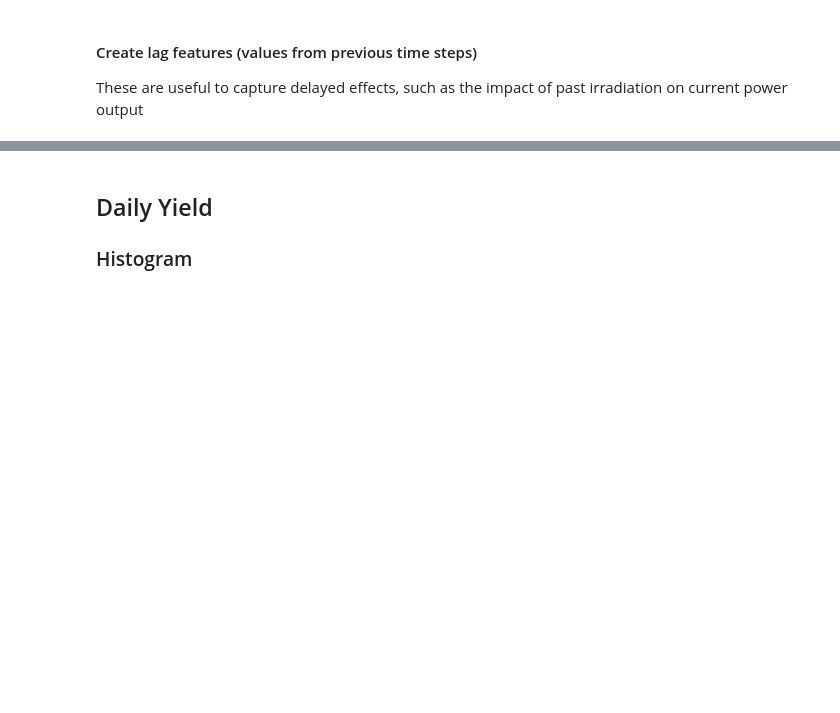
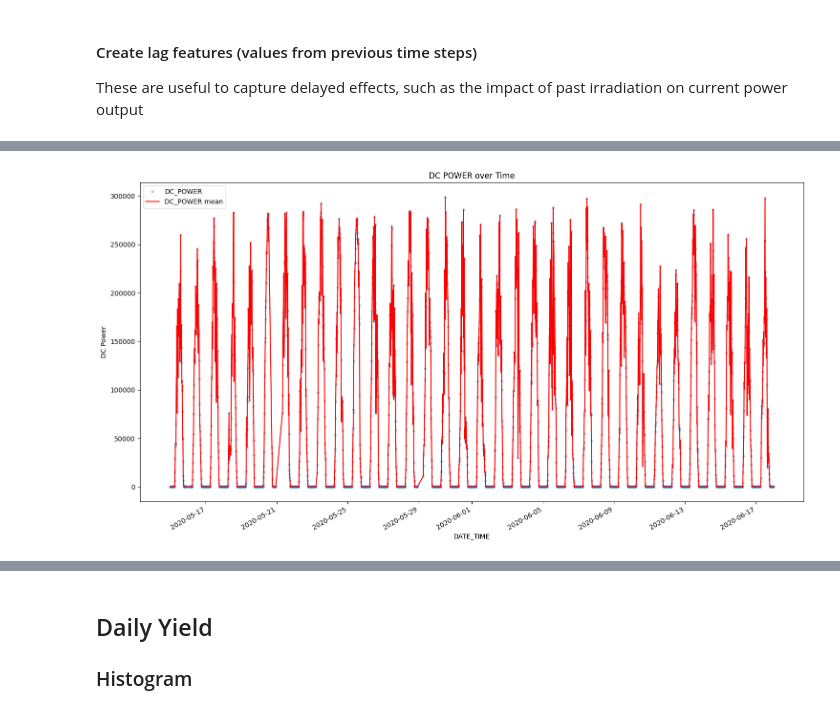
Before and after one commit to FelipeSteudel/Felipe_Steudel-Strategic_Thinking-CA3, a Jupyter notebook: CA3 - Felipe Steudel - Strategic Thinking - HDip in Data Analytics.ipynb, the cells around one changed output, grey strips where cells are left out. Cells and saved outputs as stored; diff of their text form; code cells hidden in the pictures; blank space fills up the shorter version.

```diff
--- a/CA3 - Felipe Steudel - Strategic Thinking - HDip in Data Analytics.ipynb
+++ b/CA3 - Felipe Steudel - Strategic Thinking - HDip in Data Analytics.ipynb
@@ -554,0 +506,17 @@ plt.show()
+# %%
+plt.figure(figsize=(15, 8))
+
+# Plotar os pontos individuais de DC_POWER
+plt.plot(plant1_data['DATE_TIME'], plant1_data['DC_POWER'], '.', label='DC_POWER', alpha=0.3)
+
+# Plotar a média agrupada por timestamp (opcional: pode suavizar com rolling mean)
+plant1_data.set_index('DATE_TIME')['DC_POWER'].rolling('15min').mean().plot(label='DC_POWER mean', color='red')
+
+# Ajustes do gráfico
+plt.ylabel('DC Power')
+plt.title('DC POWER over Time')
+plt.legend()
+plt.tight_layout()
+plt.show()
+# %% [output]
+[figure, added]
```
Also changed, not shown: parts of 28 cells of this notebook.
